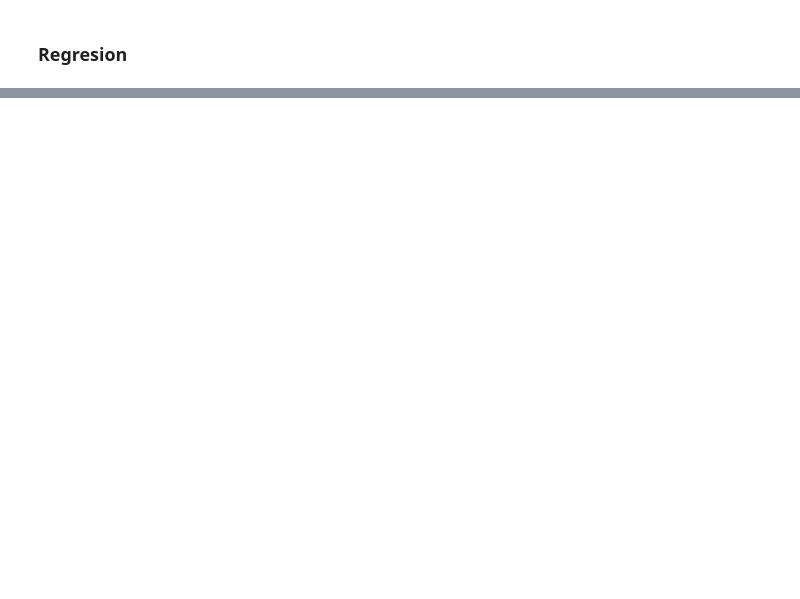
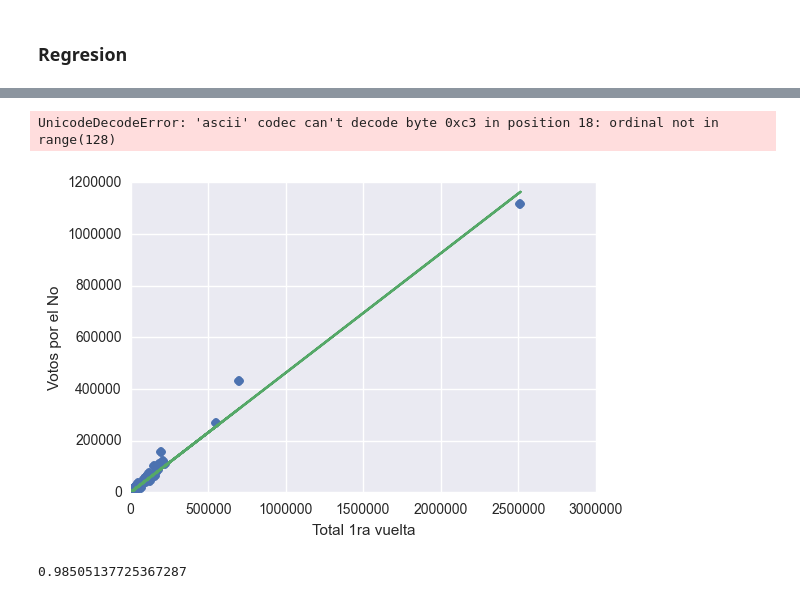
Before and after one commit to mvanegas10/Plebiscito-Colombia-2016, a Jupyter notebook: regresion.ipynb, the cells around one changed output, grey strips where cells are left out. Saved outputs shown, nothing was run; the diff lists cells and outputs as text; code cells hidden in the pictures; blank space fills up the shorter version.

```diff
--- a/regresion.ipynb
+++ b/regresion.ipynb
@@ -51,0 +49,11 @@ PatsyError: Number of rows mismatch between data argument and 'Total (1ra vuelta
+# %%
+n= len(municipios['Total-1ra-vuelta'])
+x=np.array(municipios['Total-1ra-vuelta'])
+y=np.array(municipios['Votos-por-el-No'])
+sumx= float(sum(x))
+sumy= float(sum(y))
+sumx2= float(sum(x*x))
+sumy2= float(sum(y*y))
+sumxy= float(sum(x*y))
+promx= float(sumx/n)
+promy= float(sumy/n)
@@ -51,0 +68,28 @@ PatsyError: Number of rows mismatch between data argument and 'Total (1ra vuelta
+# %%
+##Graficando
+
+plt.plot(x,y,'o', label='Datos')
+plt.plot(x, m*x + b, label='Ajuste')
+plt.xlabel('Total 1ra vuelta')
+plt.ylabel('Votos por el No')
+plt.title('Mi primera Regresión')
+plt.grid()
+plt.legend(loc=4)
+plt.show()
+# %% [output]
+UnicodeDecodeError: 'ascii' codec can't decode byte 0xc3 in position 18: ordinal not in range(128)
+[figure, added]
+# %%
+#Coeficiente de determinación
+
+sigmax=np.sqrt(sumx2/n - promx**2)
+
+sigmay=np.sqrt(sumy2/n - promy**2)
+
+sigmaxy=sumxy/n - promx*promy
+
+R2= (sigmaxy/(sigmax*sigmay))**2
+
+R2
+# %% [output]
+0.98505137725367287
```
Also changed, not shown: parts of 4 cells of this notebook, 2 other files.
